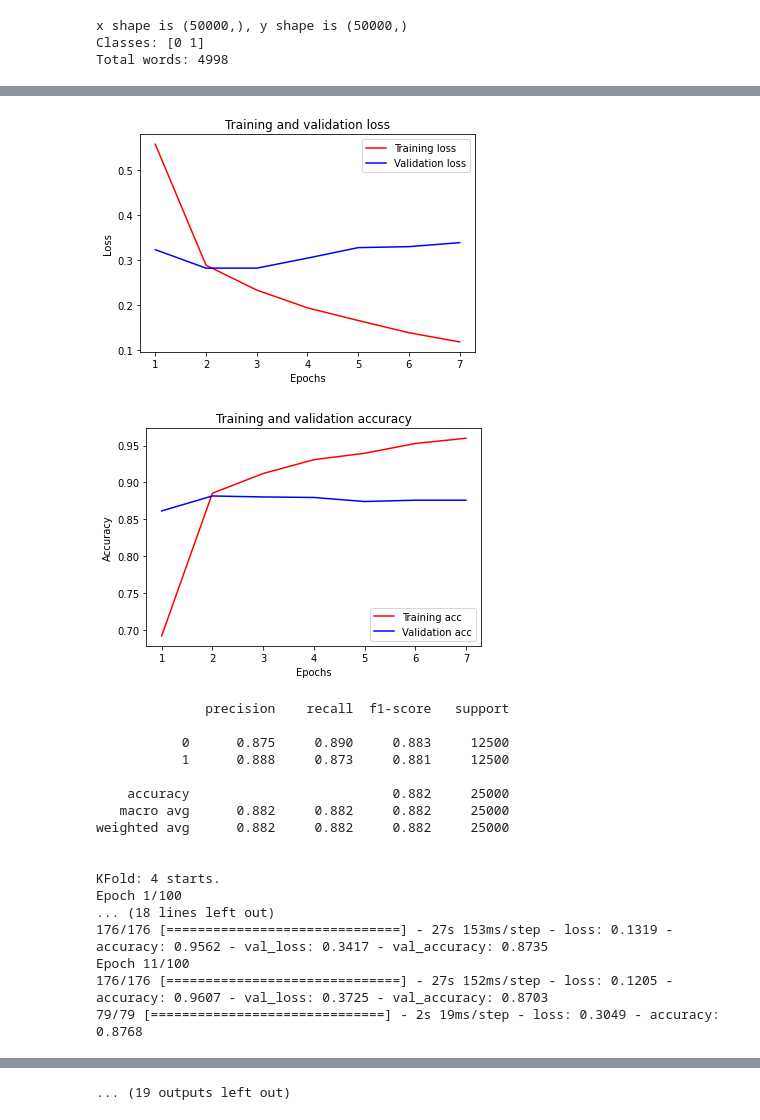
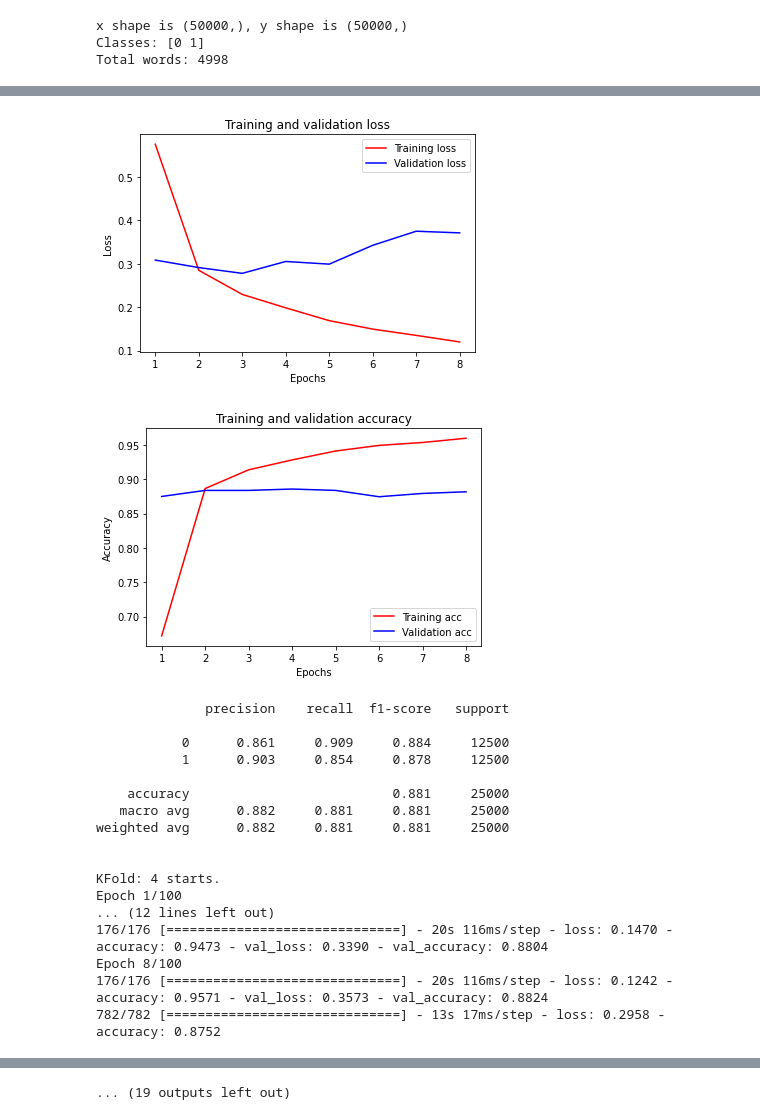
Before and after one commit to Jefffish09/MachineLearning, a Jupyter notebook: Classification/binary/bilstm_attention_binary_tf2.ipynb, the cells around one changed output, grey strips where cells are left out. Saved outputs shown, nothing was run; the diff lists cells and outputs as text; code cells hidden in the pictures.

```diff
--- a/Classification/binary/bilstm_attention_binary_tf2.ipynb
+++ b/Classification/binary/bilstm_attention_binary_tf2.ipynb
@@ -23,9 +23,9 @@ earlystopping_patience = 5
 # %%
 # Load the dataset
 
-(x_train, y_train), (x_valid, y_valid) = imdb.load_data(num_words=input_dim)
-x = np.concatenate((x_train, x_valid), axis=0)
-y = np.concatenate((y_train, y_valid), axis=0)
+(x_train, y_train), (x_test, y_test) = imdb.load_data(num_words=input_dim)
+x = np.concatenate((x_train, x_test), axis=0)
+y = np.concatenate((y_train, y_test), axis=0)
 
 print("x shape is {}, y shape is {}".format(x.shape, y.shape))
 print("Classes: {}".format(np.unique(y)))
@@ -40,7 +40,7 @@ Total words: 4998
 # Preprocess the dataset
 
 x_train = pad_sequences(x_train, maxlen=max_len)
-x_valid = pad_sequences(x_valid, maxlen=max_len)
+x_test = pad_sequences(x_test, maxlen=max_len)
 # %%
 def plot_perf(history):
   # Create a plot of accuracy and loss over time
@@ -86,10 +86,10 @@ model = None
 cv_acc = []
 cv_loss = []
 cv_f1 = []
-n = 1
-for train, valid in kfold.split(x_train, y_train):
 
-  print("KFold: {} starts.".format(n))
+for n, (train, valid) in enumerate(kfold.split(x_train, y_train)):
+
+  print("KFold: {} starts.".format(n + 1))
   del model
   tf.keras.backend.clear_session()
 
@@ -116,14 +116,14 @@ for train, valid in kfold.split(x_train, y_train):
   history = model.fit(
       x=x_train[train],
       y=y_train[train],
-      validation_data=(x_valid, y_valid),
+      validation_data=(x_train[valid], y_train[valid]),
       batch_size=batch_size,
       epochs=epochs,
       verbose=1,
       callbacks=[earlystop_callback]
   )
 
-  loss, acc = model.evaluate(x=x_train[valid], y=y_train[valid], verbose=1)
+  loss, acc = model.evaluate(x=x_test, y=y_test, verbose=1)
   cv_acc.append(acc)
   cv_loss.append(loss)
 
@@ -131,15 +131,14 @@ for train, valid in kfold.split(x_train, y_train):
 
   # np.argmax(model.predict(x), axis=-1), if your model does multi-class classification (e.g. if it uses a softmax last-layer activation).
   # (model.predict(x) > 0.5).astype("int32"), if your model does binary classification (e.g. if it uses a sigmoid last-layer activation).
-  y_pred = (model.predict(x_valid) > 0.5).astype("int32")
-  report = classification_report(y_true=y_valid, y_pred=y_pred, digits=3, output_dict=False)
+  y_pred = (model.predict(x_test) > 0.5).astype("int32")
+  report = classification_report(y_true=y_test, y_pred=y_pred, digits=3, output_dict=False)
   print(report)
 
-  f1 = f1_score(y_true=y_valid, y_pred=y_pred, average="binary")
+  f1 = f1_score(y_true=y_test, y_pred=y_pred, average="binary")
   cv_f1.append(f1)
 
   print("")
-  n += 1
 
 print("Average accuracy: {:.4f} (+/- {:.4f})".format(np.mean(cv_acc), np.std(cv_acc)))
 print("Average loss: {:.4f} (+/- {:.4f})".format(np.mean(cv_loss), np.std(cv_loss)))
@@ -202,19 +205,19 @@ Epoch 7/100
-[figure, old version]
+[figure, new version]
-[figure, old version]
+[figure, new version]
               precision    recall  f1-score   support
 
-           0      0.875     0.890     0.883     12500
-           1      0.888     0.873     0.881     12500
+           0      0.861     0.909     0.884     12500
+           1      0.903     0.854     0.878     12500
 
-    accuracy                          0.882     25000
-   macro avg      0.882     0.882     0.882     25000
-weighted avg      0.882     0.882     0.882     25000
+    accuracy                          0.881     25000
+   macro avg      0.882     0.881     0.881     25000
+weighted avg      0.882     0.881     0.881     25000
 
 
 KFold: 4 starts.
 Epoch 1/100
-... (18 lines left out)
-176/176 [==============================] - 27s 153ms/step - loss: 0.1319 - accuracy: 0.9562 - val_loss: 0.3417 - val_accuracy: 0.8735
-Epoch 11/100
-176/176 [==============================] - 27s 152ms/step - loss: 0.1205 - accuracy: 0.9607 - val_loss: 0.3725 - val_accuracy: 0.8703
-79/79 [==============================] - 2s 19ms/step - loss: 0.3049 - accuracy: 0.8768
+... (12 lines left out)
+176/176 [==============================] - 20s 116ms/step - loss: 0.1470 - accuracy: 0.9473 - val_loss: 0.3390 - val_accuracy: 0.8804
+Epoch 8/100
+176/176 [==============================] - 20s 116ms/step - loss: 0.1242 - accuracy: 0.9571 - val_loss: 0.3573 - val_accuracy: 0.8824
+782/782 [==============================] - 13s 17ms/step - loss: 0.2958 - accuracy: 0.8752
```
Also changed, not shown: parts of 1 cell of this notebook.
